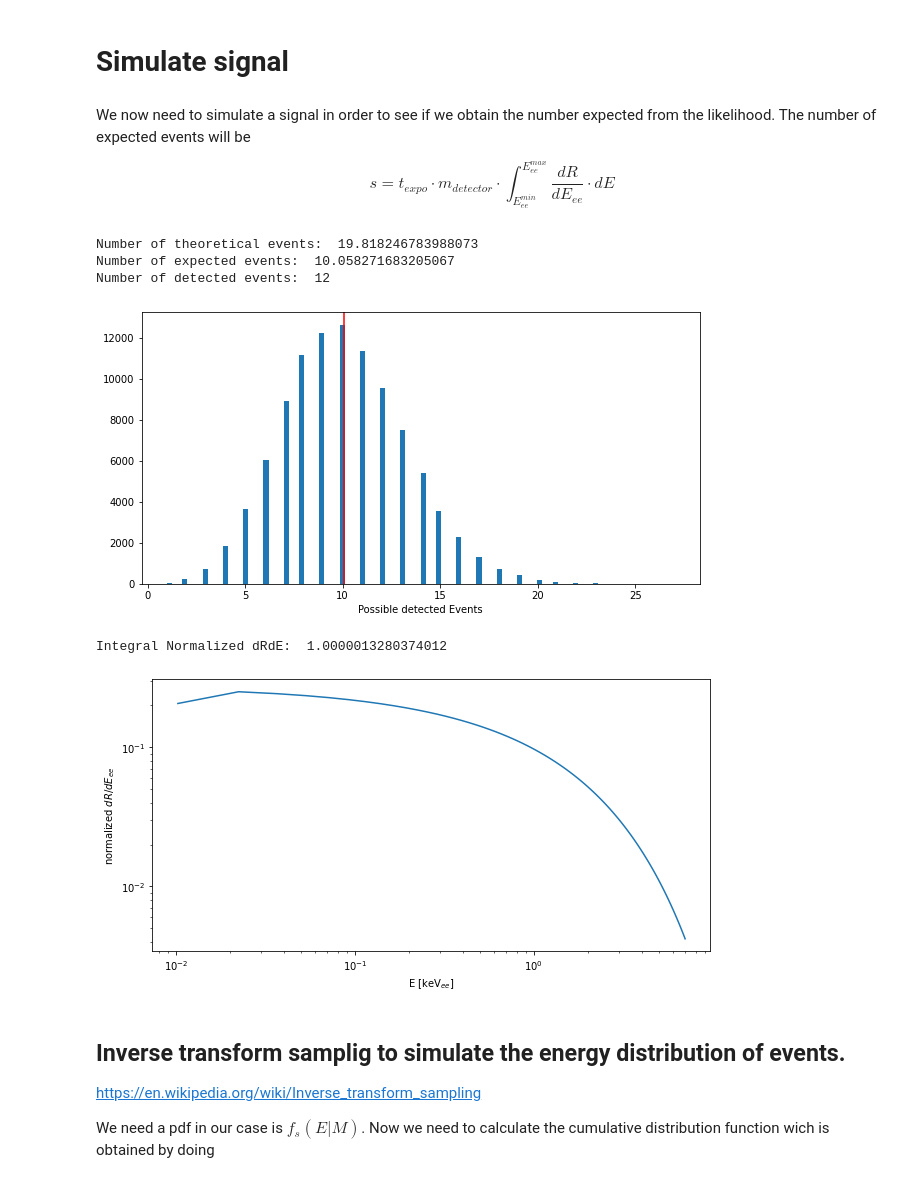
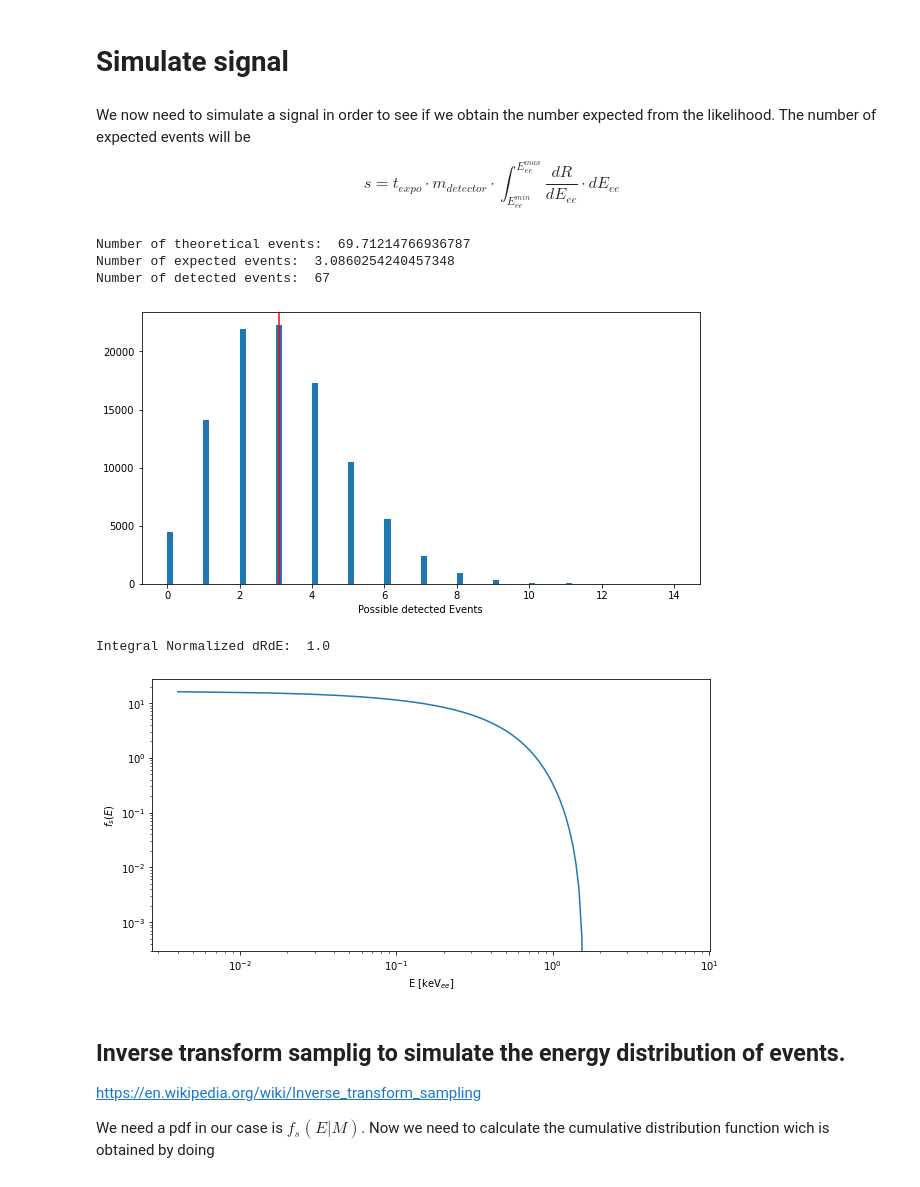
Before and after one commit to alantero/DAMIC_DM_Sensitive_Region, a Jupyter notebook: DAMIC_Sensitive_Region.ipynb, the cells around one changed output. Cells and saved outputs as stored; diff of their text form; code cells hidden in the pictures.

```diff
--- a/DAMIC_Sensitive_Region.ipynb
+++ b/DAMIC_Sensitive_Region.ipynb
@@ -462,61 +303,72 @@ Central vlue:  7.191143634544945e-40
 We now need to simulate a signal in order to see if we obtain the number expected from the likelihood. The number of expected events will be
 
 $$
-s = t_{expo}\cdot m_{detector} \cdot \int_{E_{ee}^{min}}^{E_{ee}^{max}} \frac{dR}{dE_{ee}} \cdot dE
+s = t_{expo}\cdot m_{detector} \cdot \int_{E_{ee}^{min}}^{E_{ee}^{max}} \frac{dR}{dE_{ee}} \cdot dE_{ee}
 $$
 # %%
 np.random.seed(42)
 
 mass_det = 1 #kg
-expo_det = 2 #days
-cross_section = 1e-40 #cm2
-mass_dm = 10 #GeV
+expo_det = 5 #days
+cross_section = 6e-40 #cm2
+mass_dm = 1 #GeV
 Eemin, Eemax = 4e-3, 7 #keV limits of fiducial region
-Ermin, Ermax = float(lindhard_inv(Eemin) ), float(lindhard_inv(Eemax) )
-C_sig = quad(dR_dEe, Ermin, Ermax, args=(N_p_Si, N_n_Si,mass_dm, cross_section),epsrel=1e-4)[0]
+Ermin, Ermax = lindhard_inv(Eemin) , lindhard_inv(Eemax)
+
+### Normalization
+Enr_space = np.geomspace(Ermin,Ermax,100)
+dRdEe_ev = dR_dEe(Enr_space,N_p_Si, N_n_Si,mass_dm, cross_section)
+C_sig = trapezoid(dRdEe_ev, lindhard(Enr_space))
+
+#print(C_sig)
+#dRdEe_der = [dR_dEe(E,N_p_Si, N_n_Si,mass_dm, cross_section)*linhard_derivative(E) for E in Enr_space]
+#print(trapezoid(dRdEe_der, Enr_space))
+#dRder = lambda E, p: dR_dEe(E,*p)*linhard_derivative(E)
+#C_sig_quad = quad(dRder, Ermin, Ermax, args=([N_p_Si, N_n_Si,mass_dm, cross_section]),epsabs=1e-20)[0]
+#print(C_sig_quad)
+#print(C_sig)
+#print("Difference quad-simpson: ", C_sig_quad-C_sig)
 
 ### Number of events is mass*expo*integral(dRdE)
 s = mass_det*expo_det*C_sig
-s_theo = mass_det*expo_det*quad(DMU.dRdE_standard, Ermin,Ermax, args=(N_p_Si, N_n_Si,mass_dm,cross_section),epsabs=1e-20)[0]
+### Theoretical
+C_sig_theo = simpson(DMU.dRdE_standard(Enr_space,N_p_Si, N_n_Si,mass_dm,cross_section),Enr_space)
+#print(C_sig_theo)
+s_theo = mass_det*expo_det*C_sig_theo
+s_theo_quad = mass_det*expo_det*quad(DMU.dRdE_standard, Ermin,Ermax, args=(N_p_Si, N_n_Si,mass_dm,cross_section),epsabs=1e-20)[0]
+#print(s_theo_quad)
+#print(s_theo)
 
 print("Number of theoretical events: ", s_theo)
 print("Number of expected events: ", s)
-n_det = np.random.poisson(s)
+n_det = np.random.poisson(s_theo)
 print("Number of detected events: ", n_det)
 
-plt.hist(np.random.poisson(s,100000),bins=100, label="Poisson Dist")
+plt.hist(np.random.poisson(s,100000),bins=84, label="Poisson Dist")
 plt.axvline(s, color = "r", label="Detected events")
 plt.xlabel("Possible detected Events")
 plt.show()
 # %% [output]
-Number of theoretical events:  19.818246783988073
-Number of expected events:  10.058271683205067
-Number of detected events:  12
+Number of theoretical events:  69.71214766936787
+Number of expected events:  3.0860254240457348
+Number of detected events:  67
-[figure, old version]
+[figure, new version]
 # %%
-def pdf_signal(Er, N_p_Si, N_n_Si, m_x, sigma_p, C_sigma0, detection=False):
-    if detection:
-        ### Input Er is in Ee units
-        Er = lindhard_inv(Er)
-        dR = dR_dEe(Er, N_p_Si, N_n_Si, m_x, sigma_p)
-        #C_sigma0 = quad(dR_dEe, Emin, Emax, args=(N_p_Si, N_n_Si,m_x,sigma_p),epsabs=1e-6)[0]
-    else:
-        dR = DMU.dRdE_standard(Er, N_p_Si, N_n_Si, m_x, sigma_p)
-        #C_sigma0 = quad(DMU.dRdE_standard, Emin, Emax, args=(N_p_Si, N_n_Si,m_x,sigma_p),epsabs=1e-6)[0]
-    return dR/C_sigma0 #C_sigma0, dR/C_sigma0
+### Normalized pdf signal
+E_range = np.linspace(lindhard_inv(0.004),lindhard_inv(7),100)
+#dR_s = np.array([dR_dEe(E, N_p_Si, N_n_Si, mass_dm, cross_section) for E in E_range])
+dR_s = DMU.dRdE_standard(Enr_space, N_p_Si, N_n_Si, mass_dm, cross_section)
+#print("Integral Normalized dRdE: ", quad(dR_dEe, 0, lindhard_inv(7), args = (N_p_Si, N_n_Si, mass_dm, cross_section),epsabs=1e-6)[0]/C_sig)
+#print("Integral Normalized dRdE: ", simpson(dRdEe_ev/C_sig, lindhard(Enr_space)) )
+print("Integral Normalized dRdE: ", simpson(dR_s/C_sig_theo,Enr_space) )
 
-
-### Normalized pdf signal
-E_range = np.linspace(0,lindhard_inv(7),100)
-dR_s = np.array([dR_dEe(E, N_p_Si, N_n_Si, mass_dm, cross_section) for E in E_range])
-print("Integral Normalized dRdE: ", quad(dR_dEe, 0, lindhard_inv(7), args = (N_p_Si, N_n_Si, mass_dm, cross_section),epsabs=1e-6)[0]/C_sig)
-plt.loglog(lindhard(E_range), dR_s/C_sig)
+plt.loglog(lindhard(E_range), dR_s/C_sig_theo)
 plt.xlabel(r"E [keV$_{ee}$]")
-plt.ylabel(r"normalized $dR/dE_{ee}$")
+plt.ylabel(r"$f_s(E)$")
 plt.show()
 # %% [output]
-Integral Normalized dRdE:  1.0000013280374012
+Integral Normalized dRdE:  1.0
-[figure, old version]
+[figure, new version]
 # %% [markdown]
 ## Inverse transform samplig to simulate the energy distribution of events.
 
```
Also changed, not shown: parts of 35 cells of this notebook.
